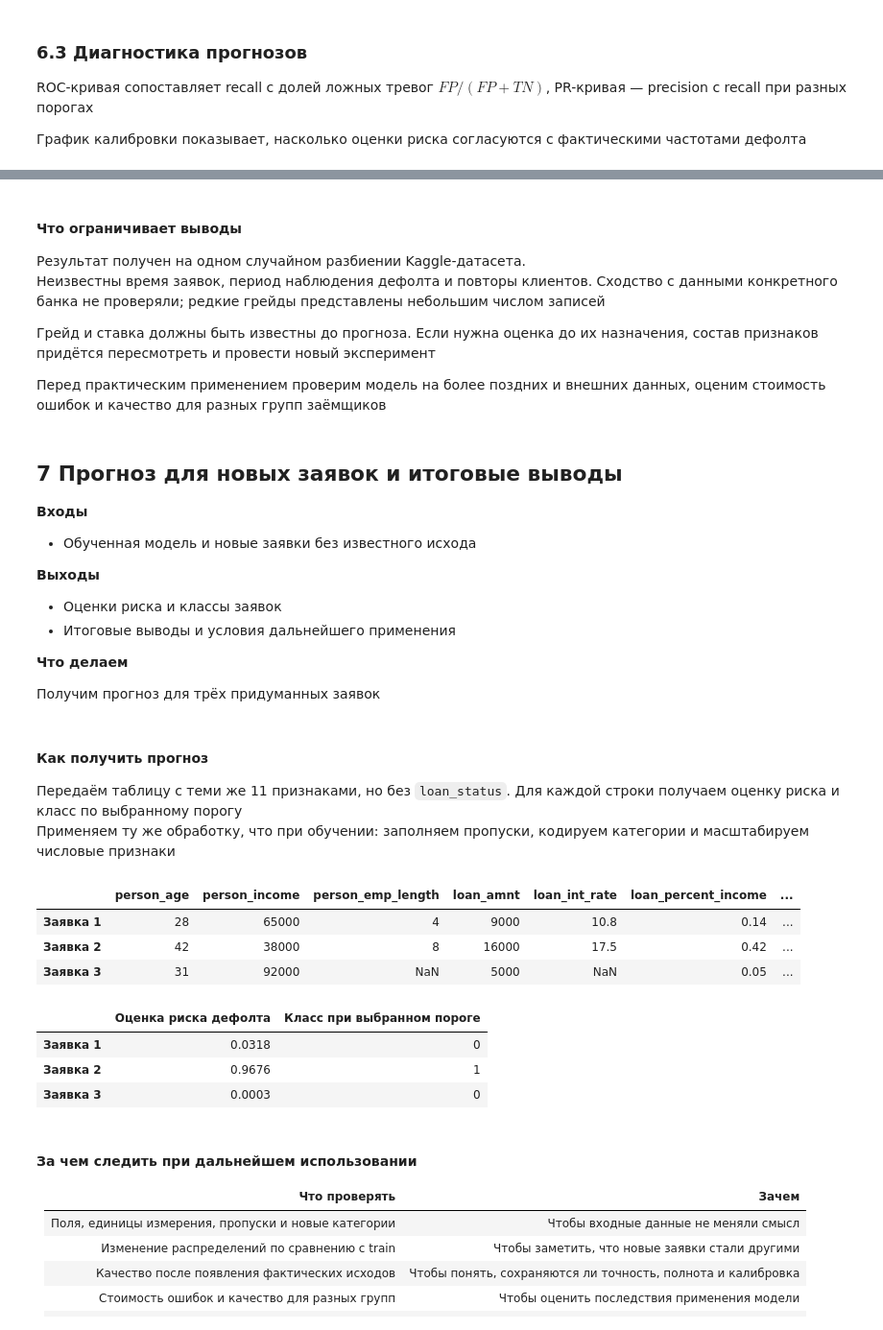
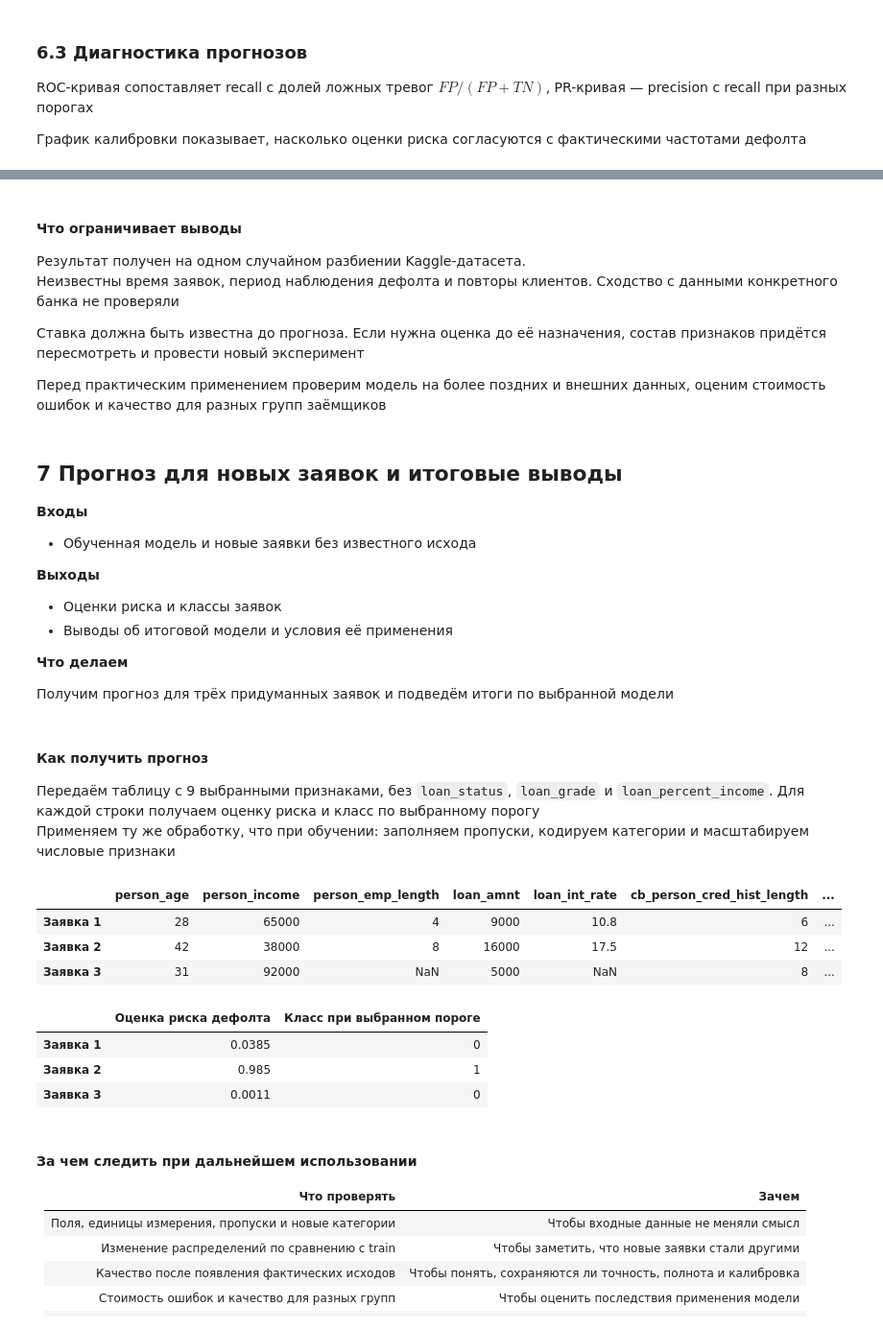
Before and after one commit to wizardOfOz21/ml-classification-coursework, a Jupyter notebook: build/solution.ipynb, the cells around one changed output, grey strips where cells are left out. Shown at 96% size. Drawn from its saved outputs; the diff is of its cells as text; code cells hidden in the pictures.

```diff
--- a/build/solution.ipynb
+++ b/build/solution.ipynb
@@ -2336,16 +2346,14 @@ import pandas as pd
 from sklearn.compose import ColumnTransformer
 from sklearn.impute import SimpleImputer
 from sklearn.pipeline import Pipeline
-from sklearn.preprocessing import OneHotEncoder, OrdinalEncoder, RobustScaler
+from sklearn.preprocessing import OneHotEncoder, RobustScaler
 
 NUMERICAL_FEATURES = [
     'person_age', 'person_income', 'person_emp_length', 'loan_amnt',
-    'loan_int_rate', 'loan_percent_income', 'cb_person_cred_hist_length',
+    'loan_int_rate', 'cb_person_cred_hist_length',
 ]
 NOMINAL_FEATURES = ['person_home_ownership', 'loan_intent', 'cb_person_default_on_file']
-ORDINAL_FEATURES = ['loan_grade']
-GRADE_ORDER = list('ABCDEFG')
-FEATURES = NUMERICAL_FEATURES + NOMINAL_FEATURES + ORDINAL_FEATURES
+FEATURES = NUMERICAL_FEATURES + NOMINAL_FEATURES
 # %%
 from sklearn.base import clone
 from threadpoolctl import threadpool_limits
@@ -2446,7 +2432,6 @@ def make_preprocessor():
     return ColumnTransformer([
         ('numerical', make_numerical_preprocessor(), NUMERICAL_FEATURES),
         ('nominal', make_nominal_preprocessor(), NOMINAL_FEATURES),
-        ('ordinal', make_ordinal_preprocessor(), ORDINAL_FEATURES),
     ], remainder='drop', verbose_feature_names_out=True)
 # %%
 preprocessor_template = make_preprocessor()
@@ -2538,7 +2522,7 @@ from sklearn.ensemble import HistGradientBoostingClassifier, RandomForestClassif
 from sklearn.linear_model import LogisticRegression
 
 model_candidates = {
-    'Dummy: prior': DummyClassifier(strategy='prior'),
+    'Dummy: stratified': DummyClassifier(strategy='stratified', random_state=42),
     'Logistic: C=0.1': LogisticRegression(C=.1, max_iter=2000, random_state=42),
     'Logistic: C=1': LogisticRegression(C=1, max_iter=2000, random_state=42),
     'Logistic: balanced': LogisticRegression(C=1, class_weight='balanced', max_iter=2000, random_state=42),
@@ -2783,9 +2795,9 @@ display(Markdown(
 #### Что ограничивает выводы
 
 Результат получен на одном случайном разбиении Kaggle-датасета.\
-Неизвестны время заявок, период наблюдения дефолта и повторы клиентов. Сходство с данными конкретного банка не проверяли; редкие грейды представлены небольшим числом записей
+Неизвестны время заявок, период наблюдения дефолта и повторы клиентов. Сходство с данными конкретного банка не проверяли
 
-Грейд и ставка должны быть известны до прогноза. Если нужна оценка до их назначения, состав признаков придётся пересмотреть и провести новый эксперимент
+Ставка должна быть известна до прогноза. Если нужна оценка до её назначения, состав признаков придётся пересмотреть и провести новый эксперимент
 
 Перед практическим применением проверим модель на более поздних и внешних данных, оценим стоимость ошибок и качество для разных групп заёмщиков
 # %% [markdown]
@@ -2798,21 +2810,21 @@ display(Markdown(
 **Выходы**
 
 - Оценки риска и классы заявок
-- Итоговые выводы и условия дальнейшего применения
+- Выводы об итоговой модели и условия её применения
 
 **Что делаем**
 
-Получим прогноз для трёх придуманных заявок
+Получим прогноз для трёх придуманных заявок и подведём итоги по выбранной модели
 # %% [markdown]
 #### Как получить прогноз
 
-Передаём таблицу с теми же 11 признаками, но без `loan_status`. Для каждой строки получаем оценку риска и класс по выбранному порогу\
+Передаём таблицу с 9 выбранными признаками, без `loan_status`, `loan_grade` и `loan_percent_income`. Для каждой строки получаем оценку риска и класс по выбранному порогу\
 Применяем ту же обработку, что при обучении: заполняем пропуски, кодируем категории и масштабируем числовые признаки
 # %%
 def prepare_applications(applications):
     'Проверка новых заявок; строки не удаляем, целевую переменную не принимаем'
     if not applications.columns.is_unique or set(applications.columns) != set(FEATURES):
-        raise ValueError('Неверный набор столбцов: нужны ровно 11 признаков без loan_status')
+        raise ValueError('Неверный набор столбцов: нужны ровно 9 выбранных признаков без loan_status')
     result = applications.loc[:, FEATURES].copy()
     for column in NUMERICAL_FEATURES:
         result[column] = pd.to_numeric(result[column]).astype(float)
@@ -2823,41 +2835,40 @@ def prepare_applications(applications):
         (result['person_age'] < 18) | (result['person_age'] > 100)
         | (result['person_income'] <= 0) | (result['loan_amnt'] <= 0)
         | (result['loan_int_rate'] <= 0)
-        | (result['loan_percent_income'] < 0) | (result['loan_percent_income'] > 1)
         | (result['cb_person_cred_hist_length'] < 0)
     )
     if invalid.any():
         raise ValueError('Недопустимые числовые значения: исправьте заявку до прогноза')
-    for column in NOMINAL_FEATURES + ORDINAL_FEATURES:
+    for column in NOMINAL_FEATURES:
         result[column] = result[column].astype(object).where(result[column].notna(), np.nan)
     return result
 # %%
 def predict_applications(applications, pipeline, threshold):
     prepared = prepare_applications(applications)
     scores = pipeline.predict_proba(prepared)[:, 1]
     return pd.DataFrame({
         'Оценка риска дефолта': scores,
         'Класс при выбранном пороге': (scores >= threshold).astype(int),
     }, index=applications.index)
 
 
 new_applications = pd.DataFrame([
-    [28, 65000, 4, 9000, 10.8, .14, 6, 'RENT', 'EDUCATION', 'N', 'B'],
-    [42, 38000, 8, 16000, 17.5, .42, 12, 'MORTGAGE', 'DEBTCONSOLIDATION', 'Y', 'E'],
-    [31, 92000, np.nan, 5000, np.nan, .05, 8, 'OWN', 'PERSONAL', 'N', 'A'],
+    [28, 65000, 4, 9000, 10.8, 6, 'RENT', 'EDUCATION', 'N'],
+    [42, 38000, 8, 16000, 17.5, 12, 'MORTGAGE', 'DEBTCONSOLIDATION', 'Y'],
+    [31, 92000, np.nan, 5000, np.nan, 8, 'OWN', 'PERSONAL', 'N'],
 ], columns=FEATURES, index=['Заявка 1', 'Заявка 2', 'Заявка 3'])
 example_predictions = predict_applications(new_applications, selected_pipeline, selected_threshold)
 display(new_applications)
 display(example_predictions.round(4))
 # %% [output]
-|  | person_age | person_income | person_emp_length | loan_amnt | loan_int_rate | loan_percent_income | ... |
-| Заявка 1 | 28 | 65000 | 4 | 9000 | 10.8 | 0.14 | ... |
-| Заявка 2 | 42 | 38000 | 8 | 16000 | 17.5 | 0.42 | ... |
-| Заявка 3 | 31 | 92000 | NaN | 5000 | NaN | 0.05 | ... |
+|  | person_age | person_income | person_emp_length | loan_amnt | loan_int_rate | cb_person_cred_hist_length | ... |
+| Заявка 1 | 28 | 65000 | 4 | 9000 | 10.8 | 6 | ... |
+| Заявка 2 | 42 | 38000 | 8 | 16000 | 17.5 | 12 | ... |
+| Заявка 3 | 31 | 92000 | NaN | 5000 | NaN | 8 | ... |
 |  | Оценка риска дефолта | Класс при выбранном пороге |
-| Заявка 1 | 0.0318 | 0 |
-| Заявка 2 | 0.9676 | 1 |
-| Заявка 3 | 0.0003 | 0 |
+| Заявка 1 | 0.0385 | 0 |
+| Заявка 2 | 0.985 | 1 |
+| Заявка 3 | 0.0011 | 0 |
 # %% [markdown]
 #### За чем следить при дальнейшем использовании
 
```
Also changed, not shown: parts of 30 cells of this notebook, 13 other files.
